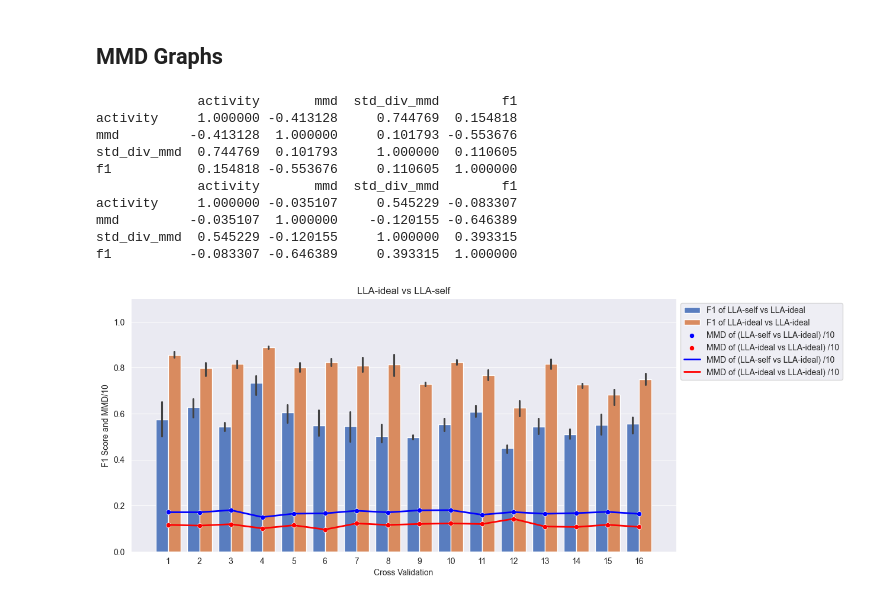
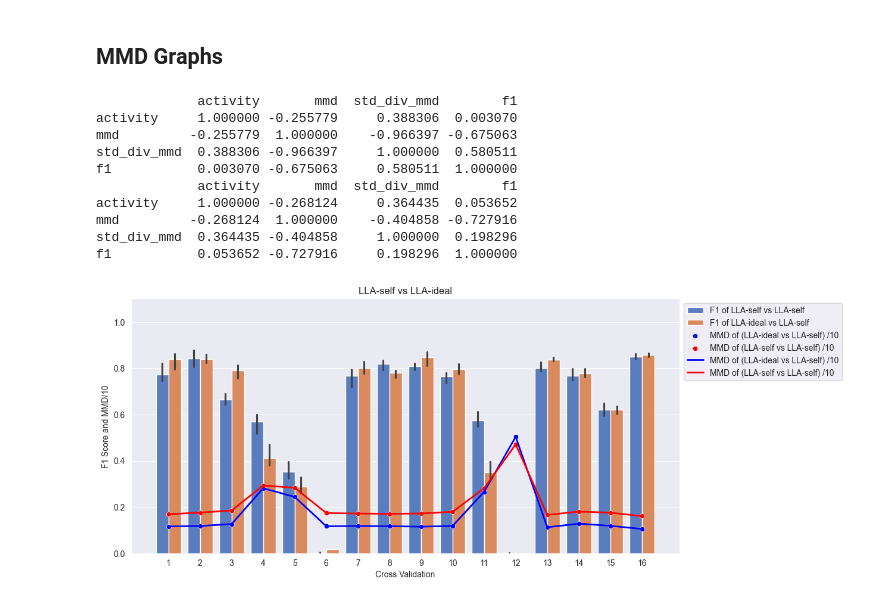
Before and after one commit to Gr33nMayhem/PERCOM_Variability_Research, a Jupyter notebook: notebooks/results_notebook/graph_creation_realdisp.ipynb, the cells around one changed output. Drawn from its saved outputs; the diff is of its cells as text; code cells hidden in the pictures.

```diff
--- a/notebooks/results_notebook/graph_creation_realdisp.ipynb
+++ b/notebooks/results_notebook/graph_creation_realdisp.ipynb
@@ -12,6 +12,7 @@ root_path = os.path.abspath(os.path.join('..', '..'))
 from dataloaders.dataloader_REALDISP_har import REALDISPUtils
 train_device_1 = 'LLA-ideal'  # Also the test device
 train_device_2 = 'LLA-self'
+folder_ext = 'no_noise'
 classes = [0, 1, 2, 3, 4, 5, 6, 7, 8, 9, 10, 11, 12, 13, 14, 15, 16, 17, 18, 19, 20, 21, 22, 23, 24, 25,
            26, 27, 28, 29, 30, 31, 32, 33]
 train_keys = [0, 1, 2, 3, 4, 5, 7, 8, 9, 10, 11, 12, 13, 14, 15, 16]
@@ -96,7 +97,7 @@ Acceptable model types: attend, deepconv, tinyhar
 
 def get_model_path(root_path, variant, model_type, cv):
     path = root_path
-    parent_path = os.path.join(path, 'data', 'Run_logs', variant, 'logs')
+    parent_path = os.path.join(path, 'data', folder_ext, 'Run_logs', variant, 'logs')
     # parent paths has three folders for attend, deepCONV, TinyHAR. Get a list of all folders in the parent path
     folders = os.listdir(parent_path)
     for folder in folders:
@@ -218,8 +219,8 @@ F1 Score: 0.000682478355283567
 # %% [markdown]
 ## MMD Graphs
 # %%
-sensor_test = "LLA-ideal"
-sensor_train = "LLA-self"
+sensor_test = "LLA-self"
+sensor_train = "LLA-ideal"
 result_list = []
 for i in range(16):
     did_run = True
@@ -229,15 +230,15 @@ for i in range(16):
 
         if result1 == None or result2 == None:
             break
-
+        dict_results = {'f1': result2[3],
+                        'cv': i + 1,
+                        'device_config': 'F1 of ' + sensor_test + ' vs ' + sensor_test, 'model_type': model}
+        result_list.append(dict_results)
         dict_results = {'f1': result1[3],
                         'cv': i + 1,
                         'device_config': 'F1 of ' + sensor_train + ' vs ' + sensor_test, 'model_type': model}
         result_list.append(dict_results)
-        dict_results = {'f1': result2[3],
-                        'cv': i + 1,
-                        'device_config': 'F1 of ' + sensor_test + ' vs ' + sensor_test, 'model_type': model}
-        result_list.append(dict_results)
+
 
 df = pd.DataFrame(result_list)
 
@@ -295,39 +296,41 @@ mmd_2_1 = mmd_2_1.set_index('CV')
 # finding the corelation between mmd and f1 score for 1_1
 mmd_1_1['f1'] = f1_1_1['f1']
 mmd_2_1['f1'] = f1_2_1['f1']
 
 
 print(mmd_1_1.corr())
 print(mmd_2_1.corr())
 
 # divide MMD value by 10
 mmd_1_1['mmd'] = mmd_1_1['mmd'] / 10
 mmd_2_1['mmd'] = mmd_2_1['mmd'] / 10
 
 # reset the index to be 0 to len
 mmd_1_1 = mmd_1_1.reset_index()
 mmd_2_1 = mmd_2_1.reset_index()
 # plot the mmd values not only as line but also as points on the graph
 sns.scatterplot(data=mmd_2_1['mmd'], color='blue', label='MMD of (' + sensor_train + ' vs ' + sensor_test + ') /10')
 ax = sns.scatterplot(data=mmd_1_1['mmd'], color='red',
                      label='MMD of (' + sensor_test + ' vs ' + sensor_test + ') /10')
 # plot the mmd values on top of the f1 score. with x as cv, with thickness 2
 sns.lineplot(data=mmd_2_1['mmd'], color='blue', label='MMD of (' + sensor_train + ' vs ' + sensor_test + ') /10',
              linewidth=2)
 ax = sns.lineplot(data=mmd_1_1['mmd'], color='red', label='MMD of (' + sensor_test + ' vs ' + sensor_test + ') /10',
                   linewidth=2)
 sns.move_legend(ax, "upper left", bbox_to_anchor=(1, 1))
 
+#save the graph
+plt.savefig('F1 Score for Model trained with ' + sensor_train + ' vs ' + sensor_test + '.png', dpi=300)
 plt.show()
 # %% [output]
              activity       mmd  std_div_mmd        f1
-activity     1.000000 -0.413128     0.744769  0.154818
-mmd         -0.413128  1.000000     0.101793 -0.553676
-std_div_mmd  0.744769  0.101793     1.000000  0.110605
-f1           0.154818 -0.553676     0.110605  1.000000
+activity     1.000000 -0.255779     0.388306  0.003070
+mmd         -0.255779  1.000000    -0.966397 -0.675063
+std_div_mmd  0.388306 -0.966397     1.000000  0.580511
+f1           0.003070 -0.675063     0.580511  1.000000
              activity       mmd  std_div_mmd        f1
-activity     1.000000 -0.035107     0.545229 -0.083307
-mmd         -0.035107  1.000000    -0.120155 -0.646389
-std_div_mmd  0.545229 -0.120155     1.000000  0.393315
-f1          -0.083307 -0.646389     0.393315  1.000000
+activity     1.000000 -0.268124     0.364435  0.053652
+mmd         -0.268124  1.000000    -0.404858 -0.727916
+std_div_mmd  0.364435 -0.404858     1.000000  0.198296
+f1           0.053652 -0.727916     0.198296  1.000000
-[figure, old version]
+[figure, new version]
```
Also changed, not shown: parts of 6 cells of this notebook, 2 other files.
